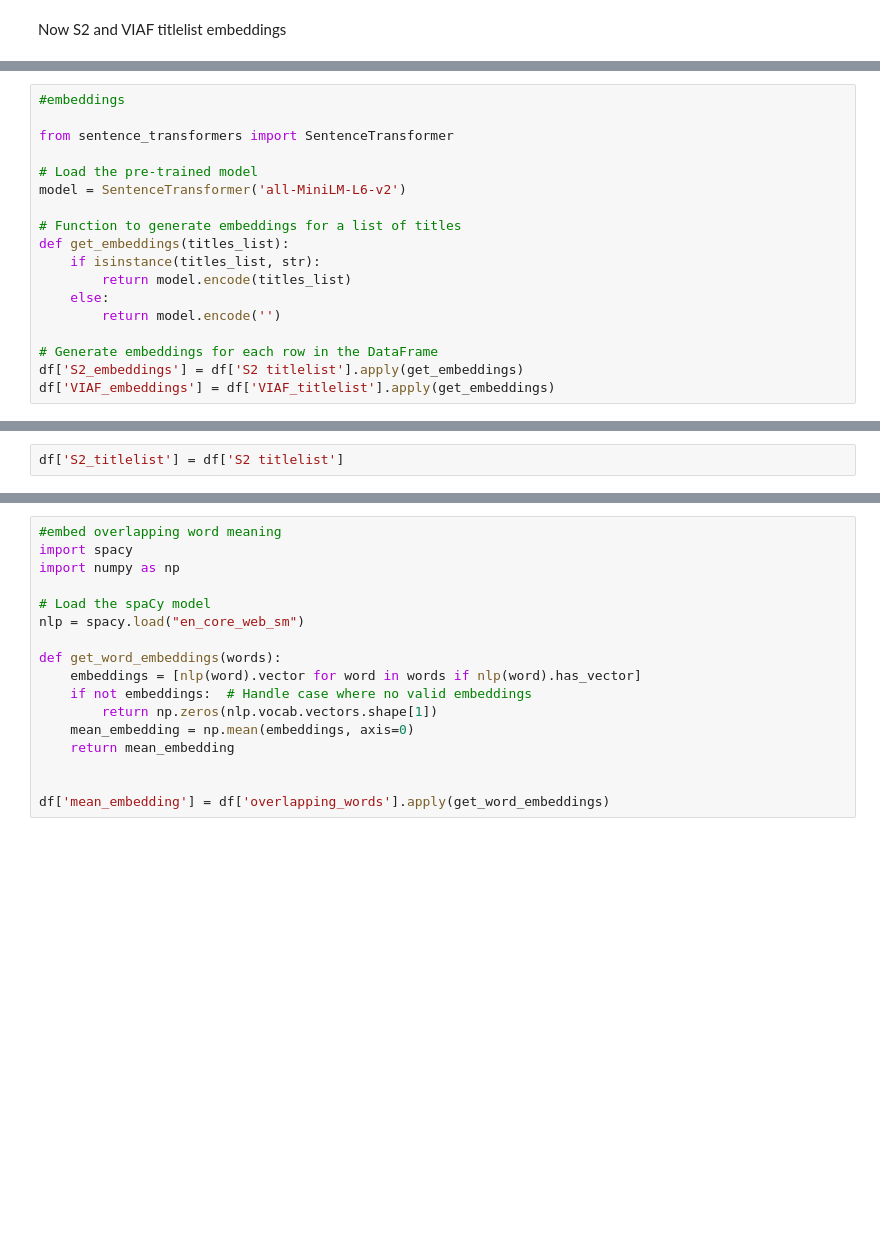
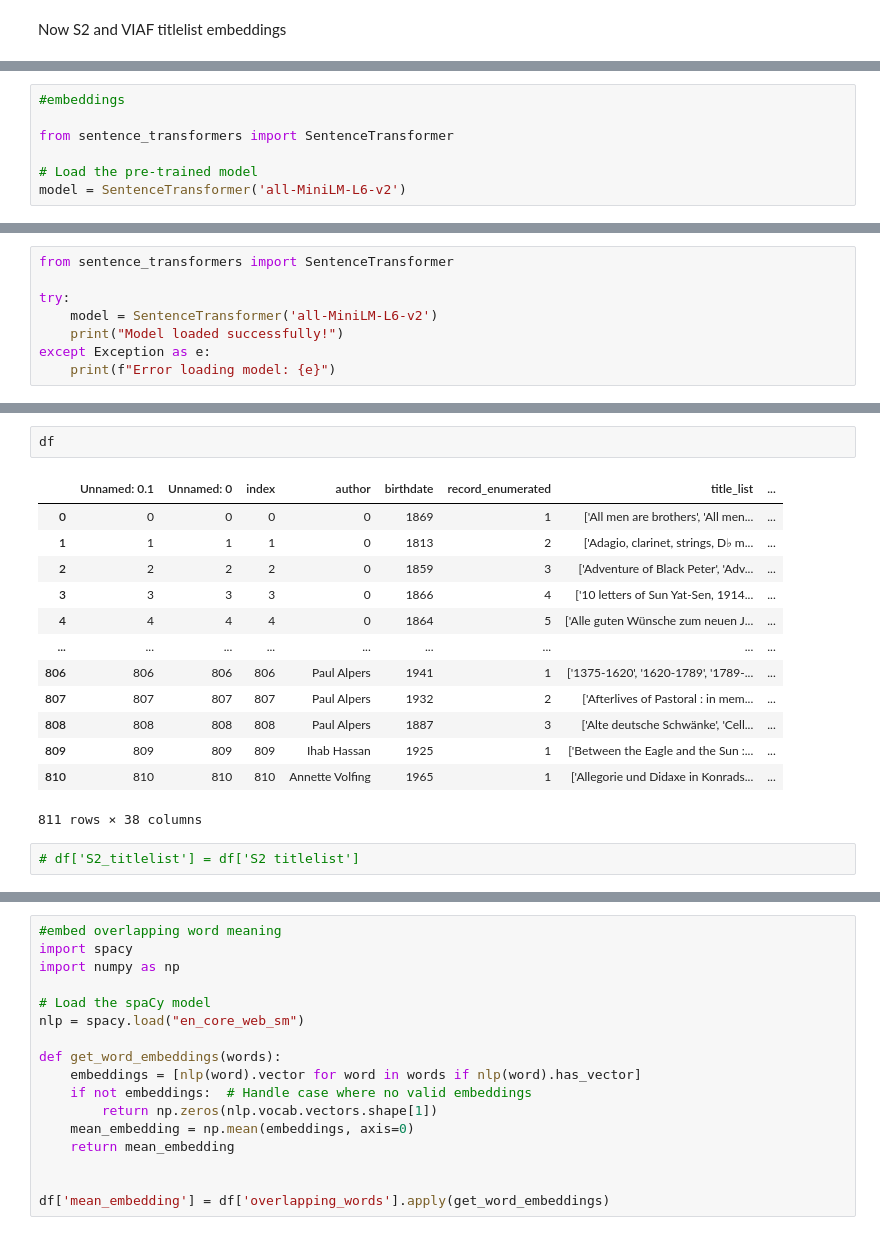
Before and after one commit to Historical-AI-Lab/novelty, a Jupyter notebook: becca/clean_viaf_classifier.ipynb, the cells around one changed output, grey strips where cells are left out. Saved outputs shown, nothing was run; the diff lists cells and outputs as text; blank space fills up the shorter version.

```diff
--- a/becca/clean_viaf_classifier.ipynb
+++ b/becca/clean_viaf_classifier.ipynb
@@ -581,14 +619,3 @@ from sentence_transformers import SentenceTransformer
 
 # Load the pre-trained model
 model = SentenceTransformer('all-MiniLM-L6-v2')
-
-# Function to generate embeddings for a list of titles
-def get_embeddings(titles_list):
-    if isinstance(titles_list, str):
-        return model.encode(titles_list)
-    else:
-        return model.encode('')
-
-# Generate embeddings for each row in the DataFrame
-df['S2_embeddings'] = df['S2 titlelist'].apply(get_embeddings)
-df['VIAF_embeddings'] = df['VIAF_titlelist'].apply(get_embeddings)
@@ -596,0 +626,8 @@ OSError: [WinError 127] The specified procedure could not be found. Error loadin
+# %%
+from sentence_transformers import SentenceTransformer
+
+try:
+    model = SentenceTransformer('all-MiniLM-L6-v2')
+    print("Model loaded successfully!")
+except Exception as e:
+    print(f"Error loading model: {e}")
@@ -597,5 +696,21 @@ OSError: [WinError 127] The specified procedure could not be found. Error loadin
+# %%
+df
+# %% [output]
+|  | Unnamed: 0.1 | Unnamed: 0 | index | author | birthdate | record_enumerated | title_list | ... |
+| 0 | 0 | 0 | 0 | 0 | 1869 | 1 | ['All men are brothers', 'All men... | ... |
+| 1 | 1 | 1 | 1 | 0 | 1813 | 2 | ['Adagio, clarinet, strings, D♭ m... | ... |
+| 2 | 2 | 2 | 2 | 0 | 1859 | 3 | ['Adventure of Black Peter', 'Adv... | ... |
+| 3 | 3 | 3 | 3 | 0 | 1866 | 4 | ['10 letters of Sun Yat-Sen, 1914... | ... |
+| 4 | 4 | 4 | 4 | 0 | 1864 | 5 | ['Alle guten Wünsche zum neuen J... | ... |
+| ... | ... | ... | ... | ... | ... | ... | ... | ... |
+| 806 | 806 | 806 | 806 | Paul Alpers | 1941 | 1 | ['1375-1620', '1620-1789', '1789-... | ... |
+| 807 | 807 | 807 | 807 | Paul Alpers | 1932 | 2 | ['Afterlives of Pastoral : in mem... | ... |
+| 808 | 808 | 808 | 808 | Paul Alpers | 1887 | 3 | ['Alte deutsche Schwänke', 'Cell... | ... |
+| 809 | 809 | 809 | 809 | Ihab Hassan | 1925 | 1 | ['Between the Eagle and the Sun :... | ... |
+| 810 | 810 | 810 | 810 | Annette Volfing | 1965 | 1 | ['Allegorie und Didaxe in Konrads... | ... |
+811 rows × 38 columns
 # %%
-df['S2_titlelist'] = df['S2 titlelist']
+# df['S2_titlelist'] = df['S2 titlelist']
 # %%
 # #parse embeddings
 # #fix embedding issue like we determined in earlier notebook:
```
Also changed, not shown: parts of 41 cells of this notebook, 5 other files.
